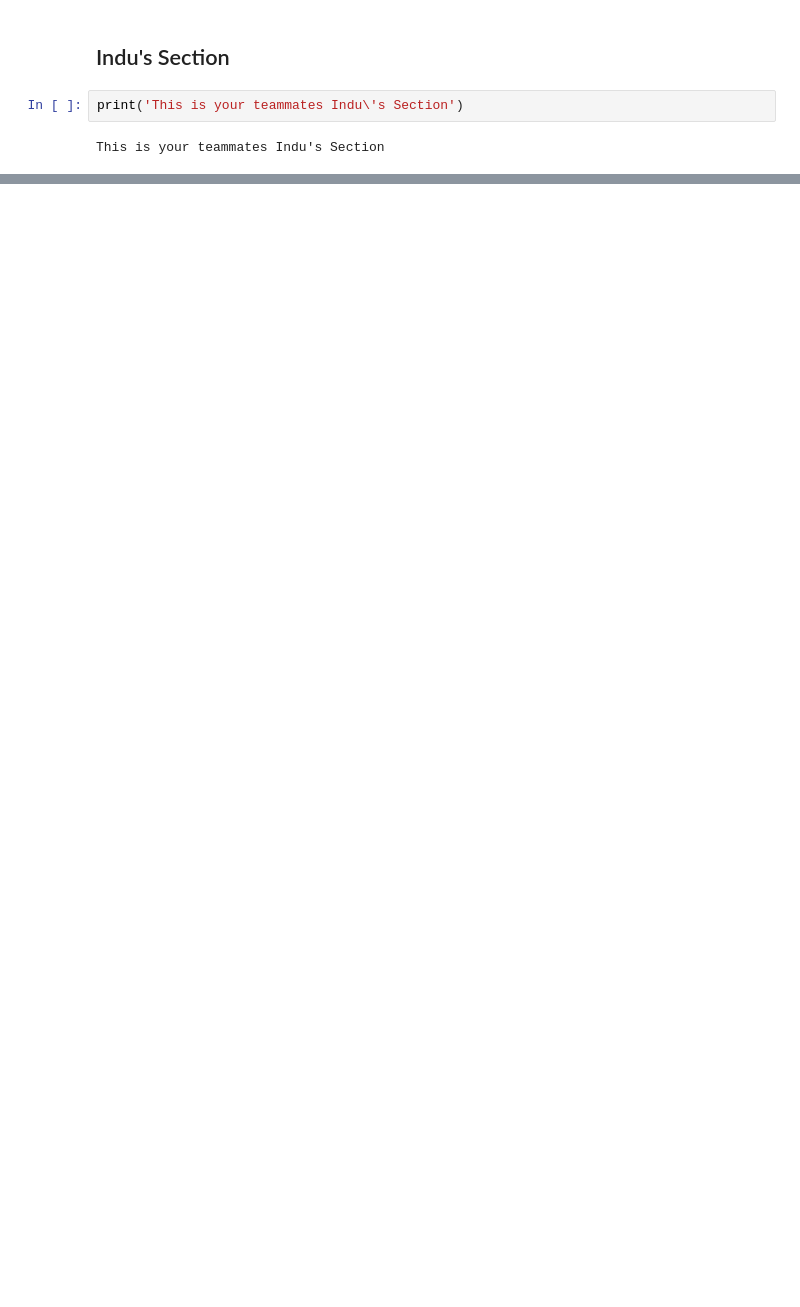
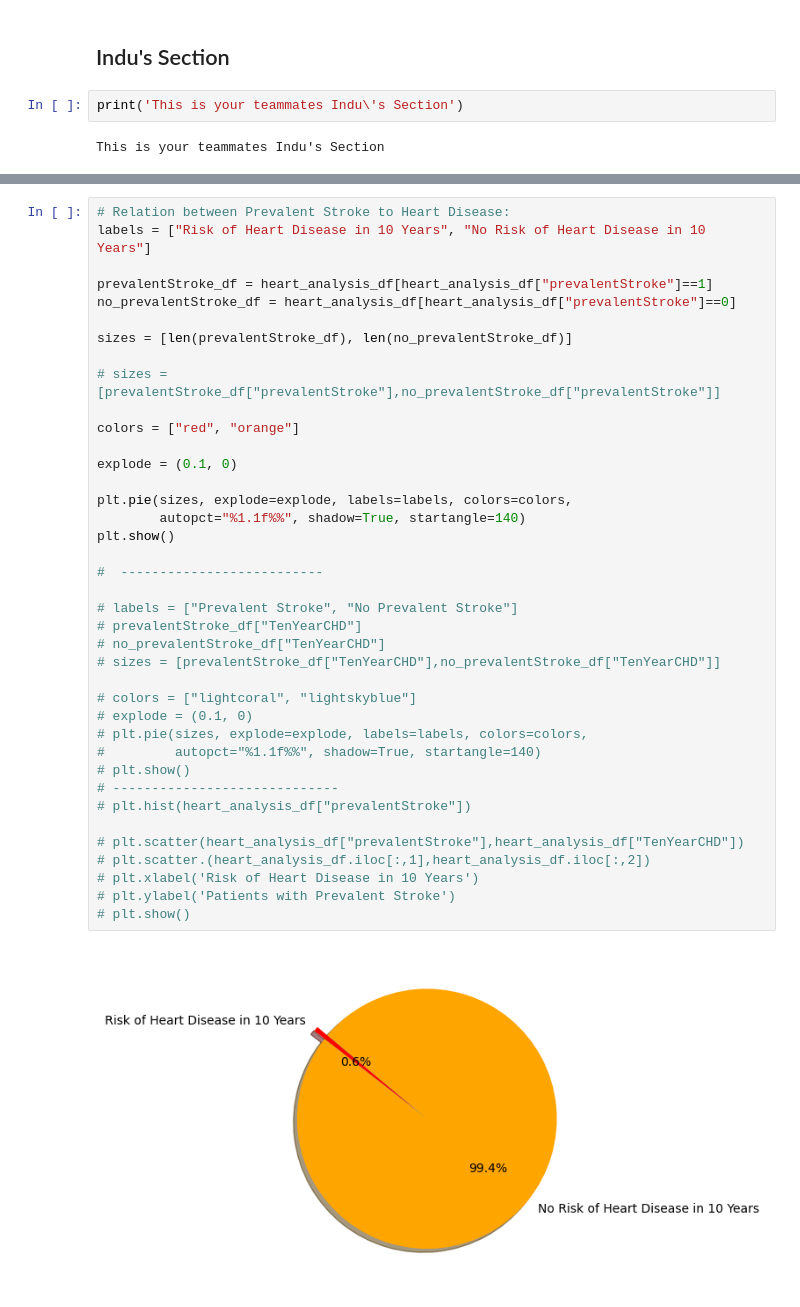
Before and after one commit to myhre062/heart-disease-analysis, a Jupyter notebook: heart-disease-data-analysis.ipynb, the cells around one changed output, grey strips where cells are left out. Drawn from its saved outputs; the diff is of its cells as text; blank space fills up the shorter version.

Commit message:
Stroke, Hyp visual upload

```diff
--- a/heart-disease-data-analysis.ipynb
+++ b/heart-disease-data-analysis.ipynb
@@ -217,0 +235,41 @@ This is your teammates Tianyue's Section
+# %%
+# Relation between Prevalent Stroke to Heart Disease:
+labels = ["Risk of Heart Disease in 10 Years", "No Risk of Heart Disease in 10 Years"]
+
+prevalentStroke_df = heart_analysis_df[heart_analysis_df["prevalentStroke"]==1]
+no_prevalentStroke_df = heart_analysis_df[heart_analysis_df["prevalentStroke"]==0]
+
+sizes = [len(prevalentStroke_df), len(no_prevalentStroke_df)]
+
+# sizes = [prevalentStroke_df["prevalentStroke"],no_prevalentStroke_df["prevalentStroke"]]
+
+colors = ["red", "orange"]
+
+explode = (0.1, 0)
+
+plt.pie(sizes, explode=explode, labels=labels, colors=colors,
+        autopct="%1.1f%%", shadow=True, startangle=140)
+plt.show()
+
+#  --------------------------
+
+# labels = ["Prevalent Stroke", "No Prevalent Stroke"]
+# prevalentStroke_df["TenYearCHD"]
+# no_prevalentStroke_df["TenYearCHD"]
+# sizes = [prevalentStroke_df["TenYearCHD"],no_prevalentStroke_df["TenYearCHD"]]
+
+# colors = ["lightcoral", "lightskyblue"]
+# explode = (0.1, 0)
+# plt.pie(sizes, explode=explode, labels=labels, colors=colors,
+#         autopct="%1.1f%%", shadow=True, startangle=140)
+# plt.show()
+# -----------------------------
+# plt.hist(heart_analysis_df["prevalentStroke"])
+
+# plt.scatter(heart_analysis_df["prevalentStroke"],heart_analysis_df["TenYearCHD"])
+# plt.scatter.(heart_analysis_df.iloc[:,1],heart_analysis_df.iloc[:,2])
+# plt.xlabel('Risk of Heart Disease in 10 Years')
+# plt.ylabel('Patients with Prevalent Stroke')
+# plt.show()
+# %% [output]
+[figure, added]
```
Also changed, not shown: parts of 17 cells of this notebook.
